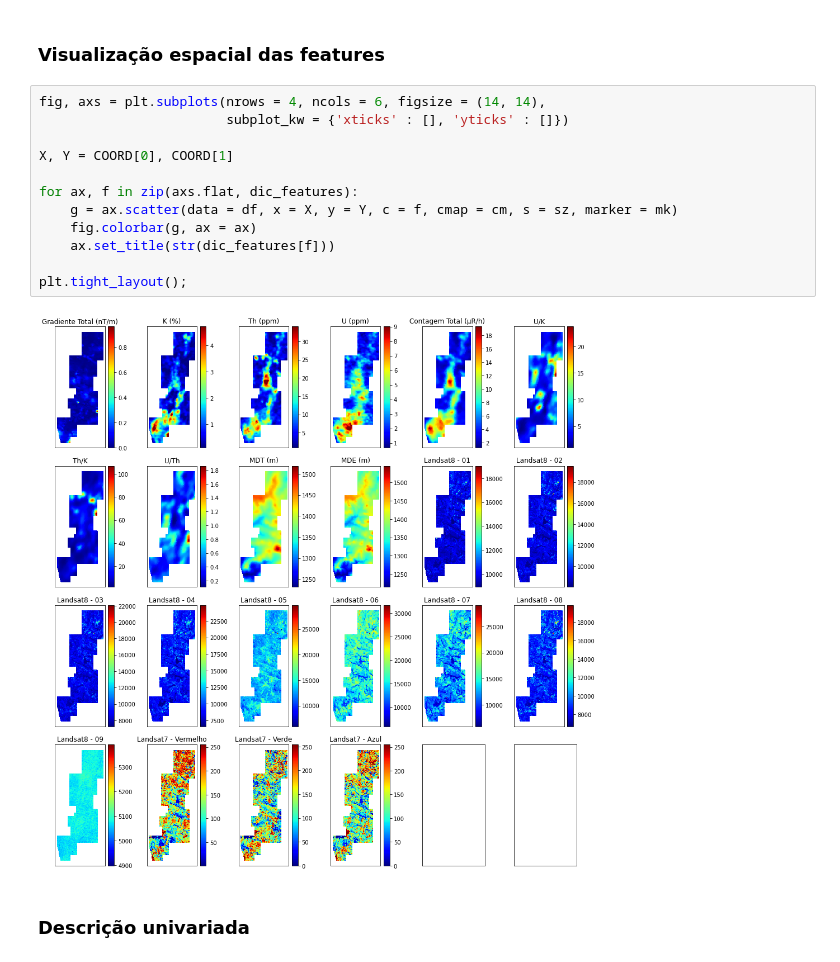
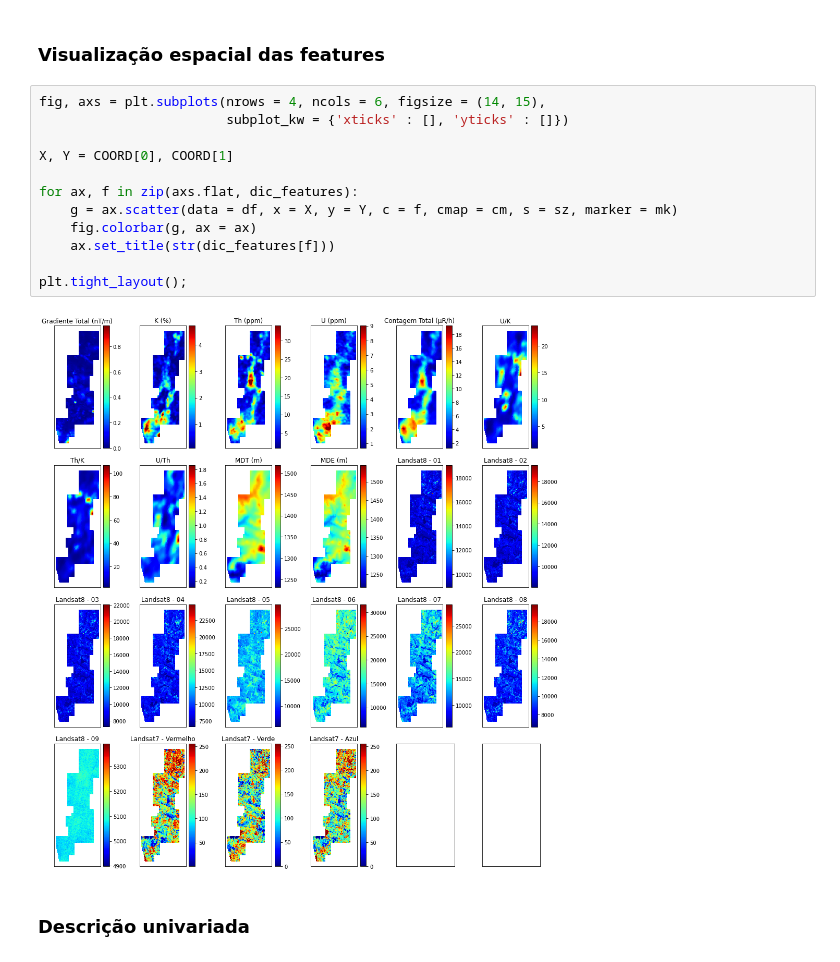
Before and after one commit to fnaghetini/Mapa-Preditivo, a Jupyter notebook: notebook.ipynb, the cells around one changed output. Cells and saved outputs as stored; diff of their text form.

```diff
--- a/notebook.ipynb
+++ b/notebook.ipynb
@@ -593,19 +593,19 @@ df[GF].describe(percentiles = [0.10, 0.25, 0.50, 0.75, 0.995]).T
 # %% [markdown]
 ### Visualização espacial das features
 # %%
-fig, axs = plt.subplots(nrows = 4, ncols = 6, figsize = (14, 14),
+fig, axs = plt.subplots(nrows = 4, ncols = 6, figsize = (14, 15),
                         subplot_kw = {'xticks' : [], 'yticks' : []})
 
 X, Y = COORD[0], COORD[1]
 
 for ax, f in zip(axs.flat, dic_features):
     g = ax.scatter(data = df, x = X, y = Y, c = f, cmap = cm, s = sz, marker = mk)
     fig.colorbar(g, ax = ax)
     ax.set_title(str(dic_features[f]))
 
 plt.tight_layout();
 # %% [output]
-[figure, old version]
+[figure, new version]
 # %% [markdown]
 ### Descrição univariada
 # %% [markdown]
```
Also changed, not shown: parts of 5 cells of this notebook.
